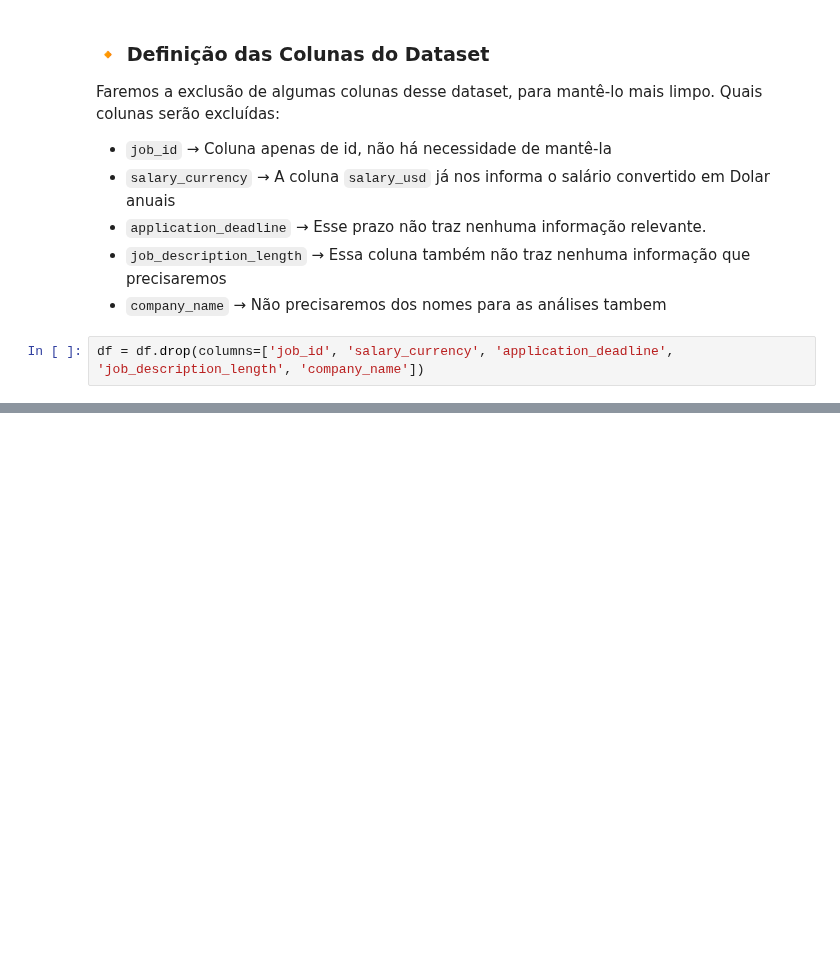
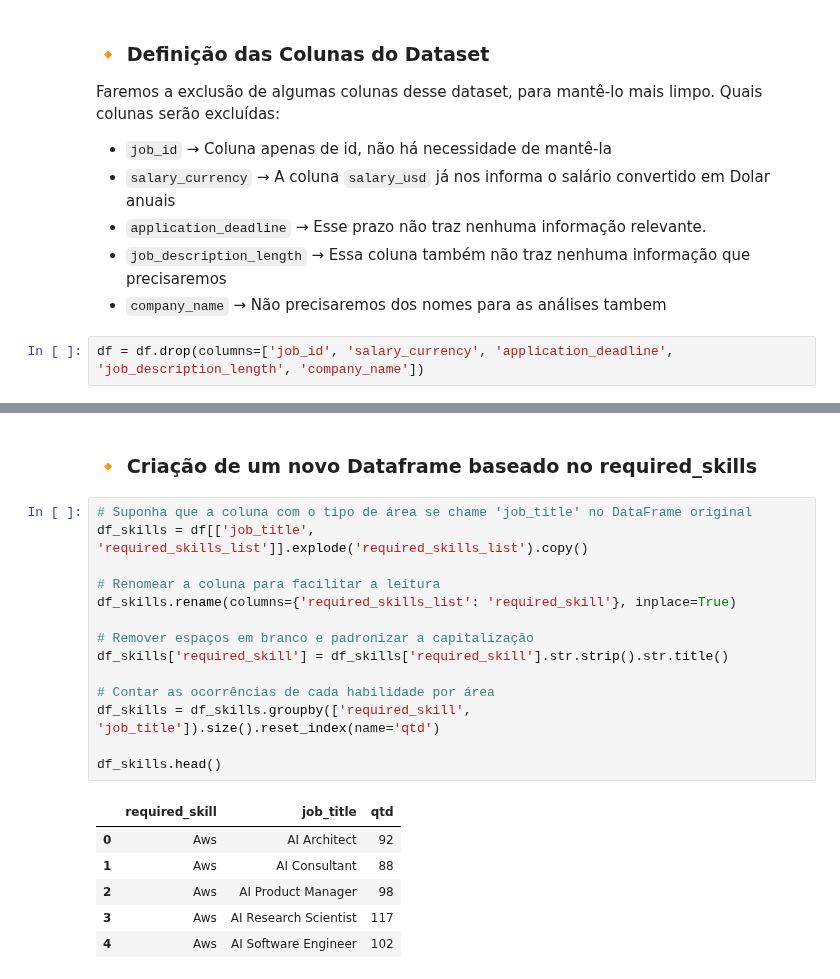
Before and after one commit to Cavalheiro93/mvp-data-analyst-global-ai-market, a Jupyter notebook: Projeto_MVP.ipynb, the cells around one changed output, grey strips where cells are left out. Saved outputs shown, nothing was run; the diff lists cells and outputs as text; blank space fills up the shorter version.

Commit message:
Criação do Dataframe para requised_skills e criacao do arquivo para Orentacao objetos

```diff
--- a/Projeto_MVP.ipynb
+++ b/Projeto_MVP.ipynb
@@ -441,3 +441,26 @@ df.head(5)
 | 2 | AI Specialist | 152626 | 2-Mid-level | Freelance | Switzerland | 3-Large [>250] | ... |
 | 3 | NLP Engineer | 80215 | 3-Senior | Freelance | India | 2-Medium [50-250] | ... |
 | 4 | AI Consultant | 54624 | 1- Entry-level | Part-time | France | 1-Small [<50] | ... |
+# %% [markdown]
+### 🔸 Criação de um novo Dataframe baseado no required_skills
+# %%
+# Suponha que a coluna com o tipo de área se chame 'job_title' no DataFrame original
+df_skills = df[['job_title', 'required_skills_list']].explode('required_skills_list').copy()
+
+# Renomear a coluna para facilitar a leitura
+df_skills.rename(columns={'required_skills_list': 'required_skill'}, inplace=True)
+
+# Remover espaços em branco e padronizar a capitalização
+df_skills['required_skill'] = df_skills['required_skill'].str.strip().str.title()
+
+# Contar as ocorrências de cada habilidade por área
+df_skills = df_skills.groupby(['required_skill', 'job_title']).size().reset_index(name='qtd')
+
+df_skills.head()
+# %% [output]
+|  | required_skill | job_title | qtd |
+| 0 | Aws | AI Architect | 92 |
+| 1 | Aws | AI Consultant | 88 |
+| 2 | Aws | AI Product Manager | 98 |
+| 3 | Aws | AI Research Scientist | 117 |
+| 4 | Aws | AI Software Engineer | 102 |
```
Also changed, not shown: parts of 3 cells of this notebook, 1 other file.
